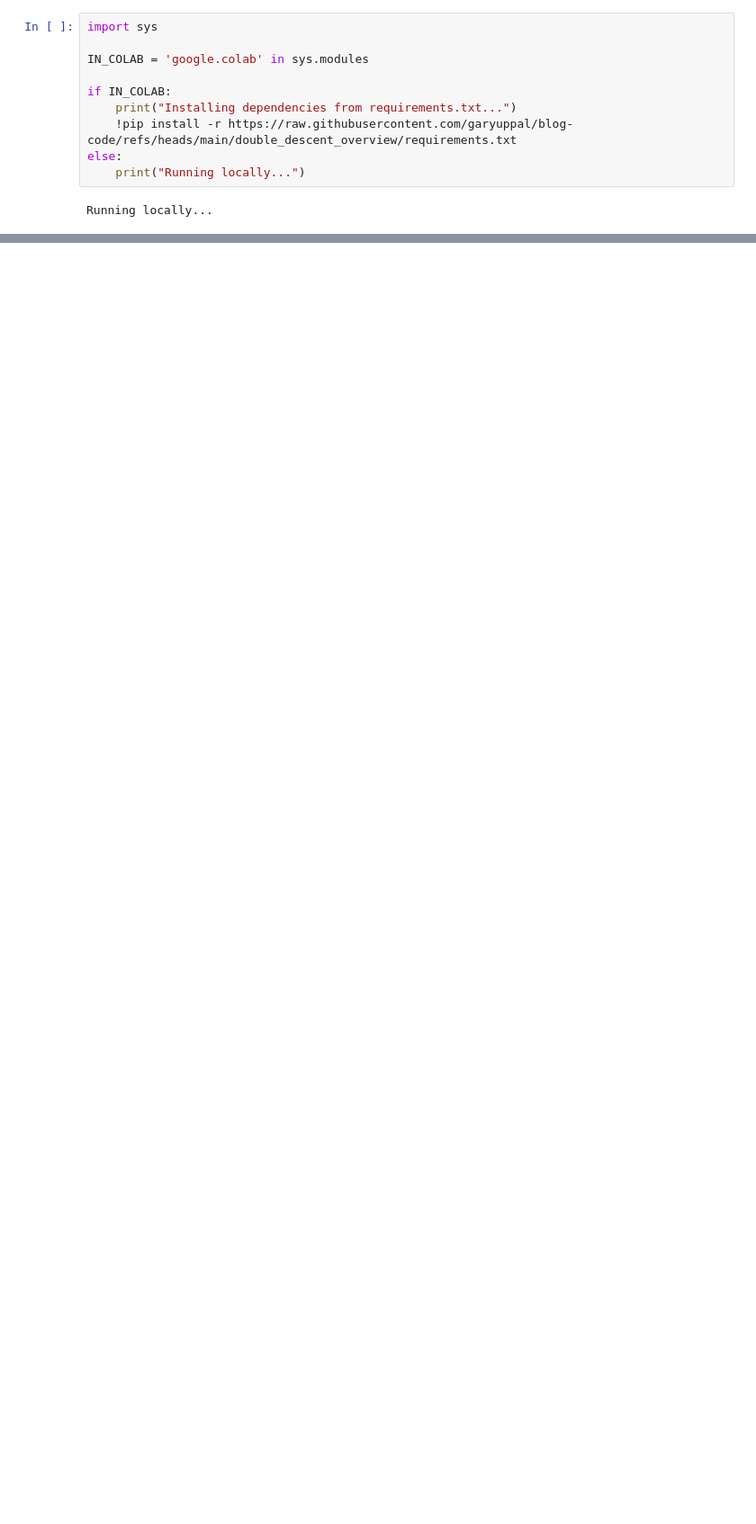
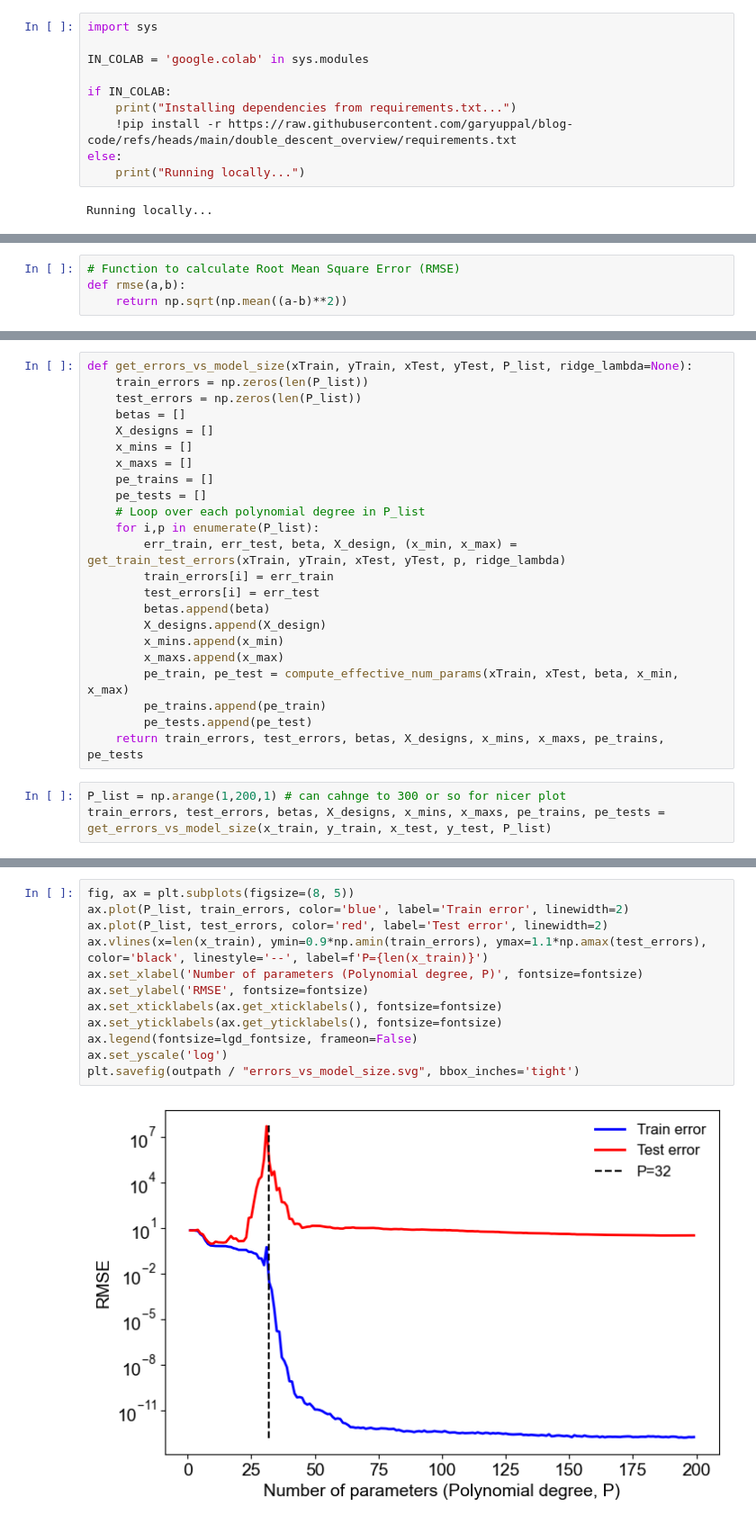
Before and after one commit to garyuppal/blog-code, a Jupyter notebook: double_descent_overview/example.ipynb, the cells around one changed output, grey strips where cells are left out. Shown at 90% size. Saved outputs shown, nothing was run; the diff lists cells and outputs as text; blank space fills up the shorter version.

```diff
--- a/double_descent_overview/example.ipynb
+++ b/double_descent_overview/example.ipynb
@@ -29,0 +184,4 @@ ax.scatter(x,y)
+# %%
+# Function to calculate Root Mean Square Error (RMSE)
+def rmse(a,b):
+    return np.sqrt(np.mean((a-b)**2))
@@ -29,0 +228,26 @@ ax.scatter(x,y)
+# %%
+def get_errors_vs_model_size(xTrain, yTrain, xTest, yTest, P_list, ridge_lambda=None):
+    train_errors = np.zeros(len(P_list))
+    test_errors = np.zeros(len(P_list))
+    betas = []
+    X_designs = []
+    x_mins = []
+    x_maxs = []
+    pe_trains = []
+    pe_tests = []
+    # Loop over each polynomial degree in P_list
+    for i,p in enumerate(P_list):
+        err_train, err_test, beta, X_design, (x_min, x_max) = get_train_test_errors(xTrain, yTrain, xTest, yTest, p, ridge_lambda)
+        train_errors[i] = err_train
+        test_errors[i] = err_test
+        betas.append(beta)
+        X_designs.append(X_design)
+        x_mins.append(x_min)
+        x_maxs.append(x_max)
+        pe_train, pe_test = compute_effective_num_params(xTrain, xTest, beta, x_min, x_max)
+        pe_trains.append(pe_train)
+        pe_tests.append(pe_test)
+    return train_errors, test_errors, betas, X_designs, x_mins, x_maxs, pe_trains, pe_tests
+# %%
+P_list = np.arange(1,200,1) # can cahnge to 300 or so for nicer plot
+train_errors, test_errors, betas, X_designs, x_mins, x_maxs, pe_trains, pe_tests = get_errors_vs_model_size(x_train, y_train, x_test, y_test, P_list)
@@ -29,0 +258,14 @@ ax.scatter(x,y)
+# %%
+fig, ax = plt.subplots(figsize=(8, 5))
+ax.plot(P_list, train_errors, color='blue', label='Train error', linewidth=2)
+ax.plot(P_list, test_errors, color='red', label='Test error', linewidth=2)
+ax.vlines(x=len(x_train), ymin=0.9*np.amin(train_errors), ymax=1.1*np.amax(test_errors), color='black', linestyle='--', label=f'P={len(x_train)}')
+ax.set_xlabel('Number of parameters (Polynomial degree, P)', fontsize=fontsize)
+ax.set_ylabel('RMSE', fontsize=fontsize)
+ax.set_xticklabels(ax.get_xticklabels(), fontsize=fontsize)
+ax.set_yticklabels(ax.get_yticklabels(), fontsize=fontsize)
+ax.legend(fontsize=lgd_fontsize, frameon=False)
+ax.set_yscale('log')
+plt.savefig(outpath / "errors_vs_model_size.svg", bbox_inches='tight')
+# %% [output]
+[figure, added]
```
Also changed, not shown: parts of 81 cells of this notebook, 2 other files.
